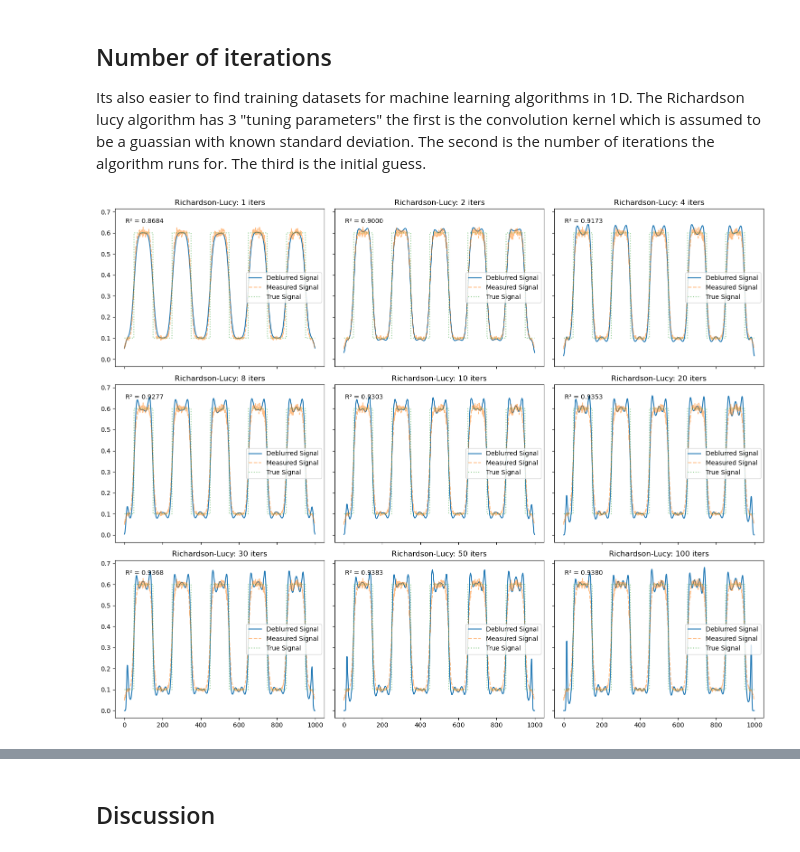
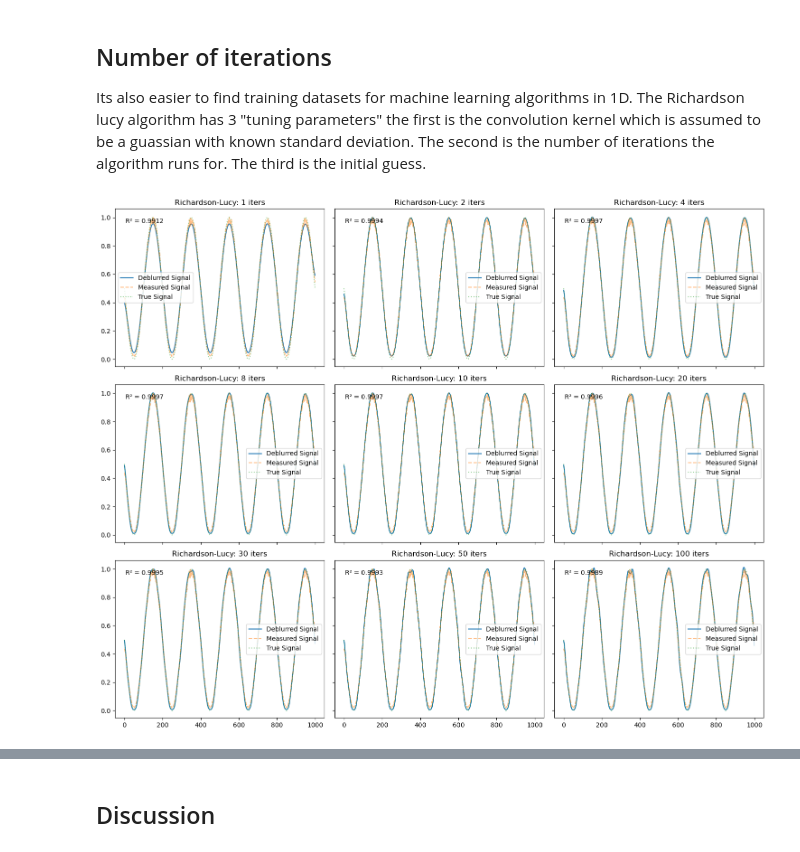
Before and after one commit to MalachiHibbins/Deconvolution-By-Machine-Learning, a Jupyter notebook: LabBook/Week3/2richardsonlucy.ipynb, the cells around one changed output, grey strips where cells are left out. Saved outputs shown, nothing was run; the diff lists cells and outputs as text; code cells hidden in the pictures.

Commit message:
Fixed padding

```diff
--- a/LabBook/Week3/2richardsonlucy.ipynb
+++ b/LabBook/Week3/2richardsonlucy.ipynb
@@ -39,14 +39,14 @@ def pigeon_function():
 num_iters = 6
 scale_factor = 5000
 
-x, y = step_function()
+x, y = sin_function()
 signal = y.unsqueeze(0).unsqueeze(0)  # Add batch and channel dimensions
 kernel = gaussian_normalised_kernel_1D(size = 61, sigma = 10.0)
 
-blurred_signal = convolution_1D(signal, kernel)
+blurred_signal = convolution_1D(signal, kernel, padding_mode='replicate')
 measured_signal = add_poisson_noise(blurred_signal, scale_factor=scale_factor)
 
-deblurred_signal = richardson_lucy(measured_signal, kernel, num_iters=num_iters)
+deblurred_signal = richardson_lucy(measured_signal, kernel, num_iters=num_iters, padding_mode='replicate')
 
 fig, axs = plt.subplots(3, 2, figsize=(12, 8))
 axs[0, 0].plot(y)
@@ -69,20 +69,20 @@ Its also easier to find training datasets for machine learning algorithms in 1D.
 # %%
 import torchmetrics
 
 iters = [1,2,4,8,10,20,30,50,100]
 fig, axs = plt.subplots(3, 3, figsize=(15, 12), sharex=True, sharey=True)
 axs = axs.flatten()
 for i, it in enumerate(iters):
-    deblurred_signal = richardson_lucy(measured_signal, kernel, num_iters=it)
+    deblurred_signal = richardson_lucy(measured_signal, kernel, num_iters=it, padding_mode = "replicate")
     axs[i].plot(deblurred_signal.squeeze())
     axs[i].plot(measured_signal.squeeze(), linestyle='dashed', alpha=0.5)
     axs[i].plot(y.squeeze(), linestyle='dotted', alpha=0.5)
     axs[i].plot()
     axs[i].legend(['Deblurred Signal', 'Measured Signal', 'True Signal'])
     axs[i].set_title(f'Richardson-Lucy: {it} iters')
     r2 = torchmetrics.functional.r2_score(deblurred_signal.squeeze(), y.squeeze())
     axs[i].text(0.05, 0.9, f'R² = {r2:.4f}', transform=axs[i].transAxes, fontsize=10, verticalalignment='bottom', horizontalalignment='left')
 fig.tight_layout()
 # %% [output]
-[figure, old version]
+[figure, new version]
 # %%
```
Also changed, not shown: parts of 2 cells of this notebook, 1 other file.
